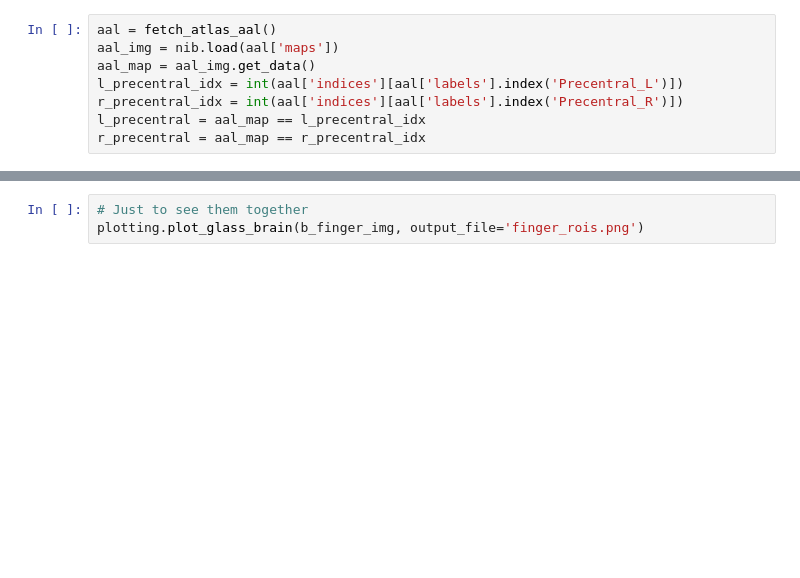
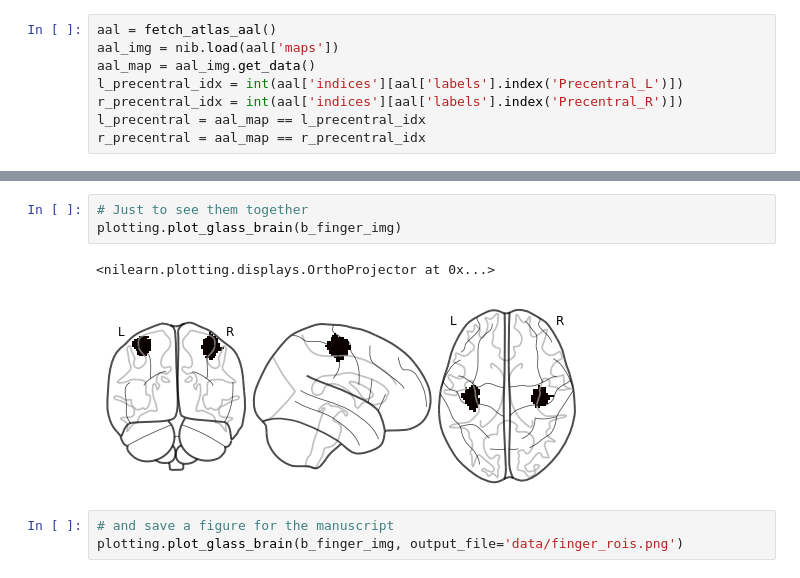
Before and after one commit to NBCLab/power-replication, a Jupyter notebook: experiment-3/make_fingertapping_ROIs.ipynb, the cells around one changed output, grey strips where cells are left out. Saved outputs shown, nothing was run; the diff lists cells and outputs as text; blank space fills up the shorter version.

```diff
--- a/experiment-3/make_fingertapping_ROIs.ipynb
+++ b/experiment-3/make_fingertapping_ROIs.ipynb
@@ -91,3 +91,9 @@ r_finger_img.to_filename('right_finger_ROI.nii.gz')
 # %%
 # Just to see them together
-plotting.plot_glass_brain(b_finger_img, output_file='finger_rois.png')
+plotting.plot_glass_brain(b_finger_img)
+# %% [output]
+<nilearn.plotting.displays.OrthoProjector at 0x...>
+[figure, added]
+# %%
+# and save a figure for the manuscript
+plotting.plot_glass_brain(b_finger_img, output_file='data/finger_rois.png')
```
Also changed, not shown: parts of 4 cells of this notebook, 8 other files.
